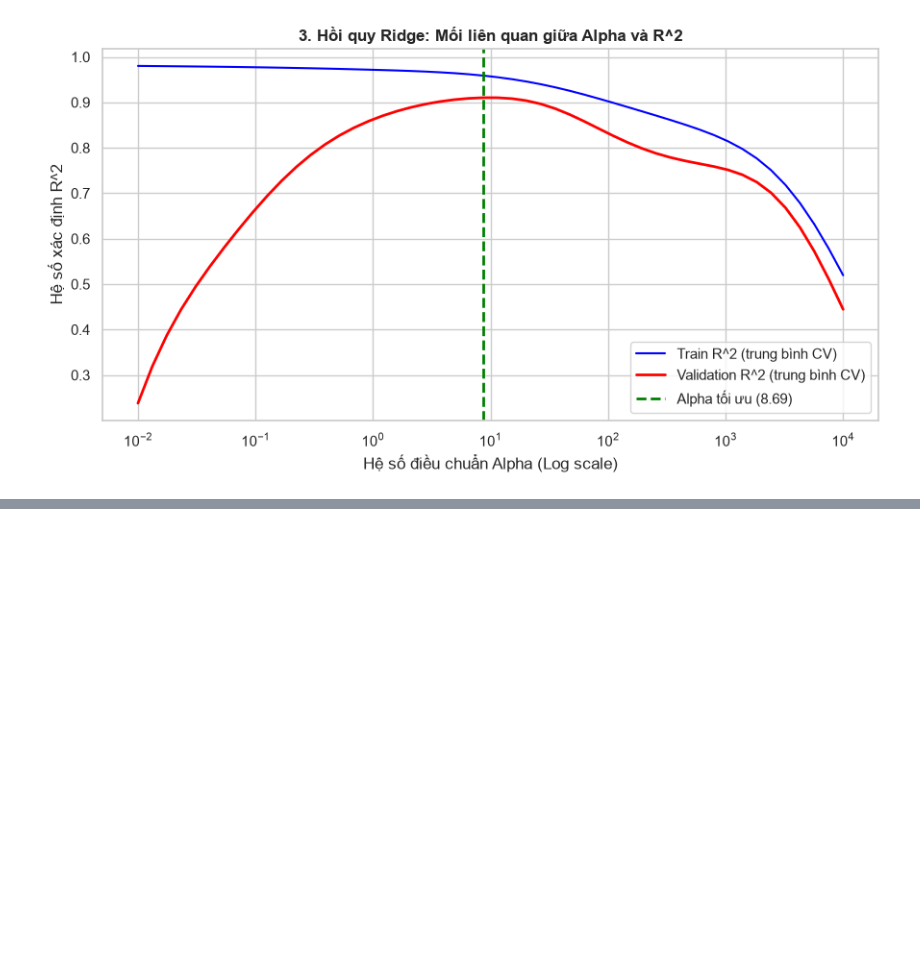
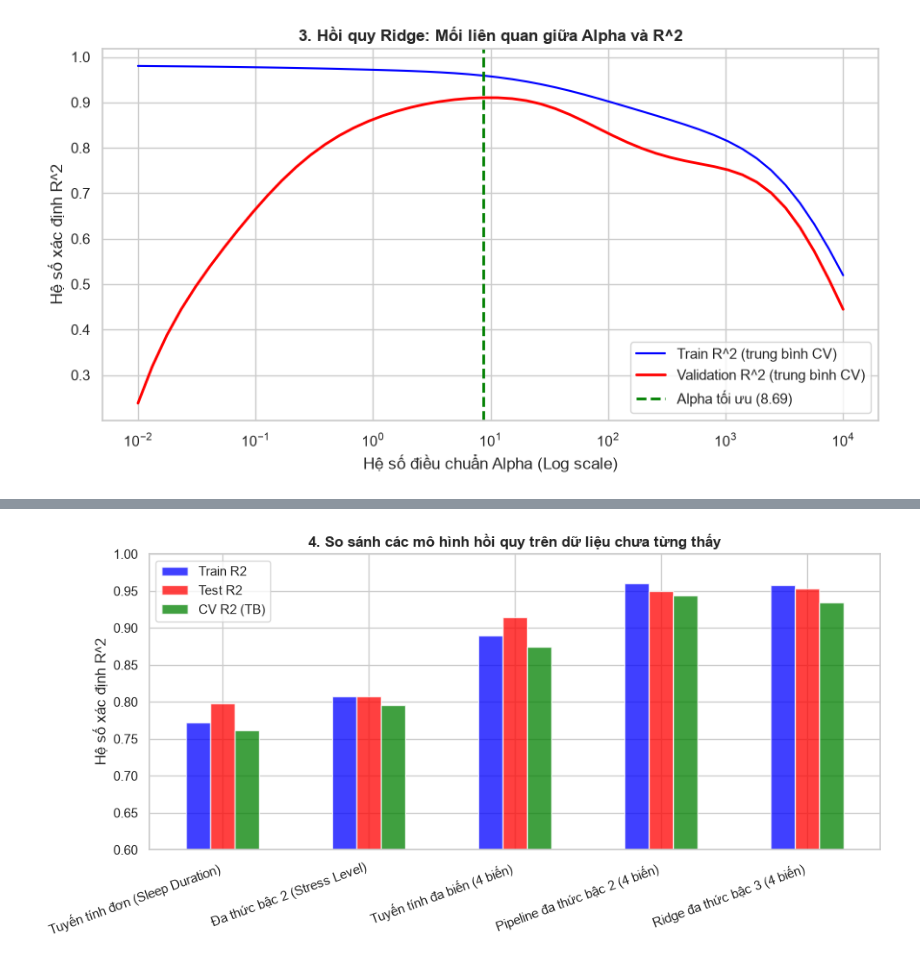
Before and after one commit to tienkhonggo1997-cpu/PhanTichTrucQuanDuLieu, a Jupyter notebook: Code_demo.ipynb, the cells around one changed output, grey strips where cells are left out. Cells and saved outputs as stored; diff of their text form; code cells hidden in the pictures; blank space fills up the shorter version.

Commit message:
Thêm so sánh 5 mô hình hồi quy, cập nhật báo cáo và README

```diff
--- a/Code_demo.ipynb
+++ b/Code_demo.ipynb
@@ -807,3 +807,81 @@ Alpha tối ưu: 8.6851 với Validation R2 đạt: 0.9103
 Train R2: 0.9583
 Test R2: 0.9530
 [figure]
+# %%
+import matplotlib.pyplot as plt
+import numpy as np
+import pandas as pd
+from sklearn.base import clone
+from sklearn.linear_model import LinearRegression, Ridge
+from sklearn.metrics import mean_squared_error
+from sklearn.model_selection import GroupKFold, GroupShuffleSplit, cross_val_score
+from sklearn.pipeline import Pipeline
+from sklearn.preprocessing import PolynomialFeatures, StandardScaler
+
+# 4. So sánh bốn mô hình của Chương 6 và mô hình Ridge trên cùng một cách chia theo hồ sơ
+FEATURES = ['Sleep Duration', 'Stress Level', 'Heart Rate', 'Physical Activity Level']
+
+
+def poly_pipe(degree, model):
+  return Pipeline([
+      ('scale', StandardScaler()),
+      ('polynomial', PolynomialFeatures(degree=degree, include_bias=False)),
+      ('model', model),
+  ])
+
+
+# Tên mô hình -> (các biến đầu vào, mô hình)
+models = {
+    'Tuyến tính đơn (Sleep Duration)': (['Sleep Duration'], LinearRegression()),
+    'Đa thức bậc 2 (Stress Level)': (['Stress Level'], poly_pipe(2, LinearRegression())),
+    'Tuyến tính đa biến (4 biến)': (FEATURES, LinearRegression()),
+    'Pipeline đa thức bậc 2 (4 biến)': (FEATURES, poly_pipe(2, LinearRegression())),
+    'Ridge đa thức bậc 3 (4 biến)': (FEATURES, poly_pipe(3, Ridge(alpha=best_alpha))),
+}
+
+# Một lần chia Train/Test + 5-Fold CV theo hồ sơ
+rows = []
+for name, (cols, est) in models.items():
+  m = clone(est).fit(x_train[cols], y_train)
+  cv = cross_val_score(
+      clone(est), X_data[cols], Y, cv=GroupKFold(n_splits=5), groups=groups
+  )
+  rows.append({
+      'Mô hình': name,
+      'Train R2': m.score(x_train[cols], y_train),
+      'Test R2': m.score(x_test[cols], y_test),
+      'Test MSE': mean_squared_error(y_test, m.predict(x_test[cols])),
+      'CV R2 (TB)': cv.mean(),
+      'CV R2 (thấp nhất)': cv.min(),
+  })
+compare_df = pd.DataFrame(rows).set_index('Mô hình')
+print(compare_df.round(4).to_string())
+
+# Độ ổn định: lặp lại 30 cách chia Train/Test khác nhau
+stability = {name: [] for name in models}
+repeat_split = GroupShuffleSplit(n_splits=30, test_size=0.3, random_state=1)
+for tr_idx, te_idx in repeat_split.split(X_data, Y, groups):
+  for name, (cols, est) in models.items():
+    m = clone(est).fit(X_data.iloc[tr_idx][cols], Y.iloc[tr_idx])
+    stability[name].append(m.score(X_data.iloc[te_idx][cols], Y.iloc[te_idx]))
+stability_df = pd.DataFrame(stability)
+print()
+print('Test R2 qua 30 lần chia:')
+print(stability_df.agg(['mean', 'min', 'max', 'std']).T.round(4).to_string())
+
+# Vẽ biểu đồ so sánh
+ax = compare_df[['Train R2', 'Test R2', 'CV R2 (TB)']].plot(
+    kind='bar', figsize=(10, 5), color=['blue', 'red', 'green'], alpha=0.75
+)
+ax.set_ylim(0.6, 1.0)
+ax.set_xlabel('')
+ax.set_ylabel('Hệ số xác định R^2')
+ax.set_title(
+    '4. So sánh các mô hình hồi quy trên dữ liệu chưa từng thấy',
+    fontsize=12,
+    fontweight='bold',
+)
+plt.xticks(rotation=20, ha='right')
+plt.tight_layout()
+plt.show()
+# %% [output]
@@ -809,0 +903 @@ Test R2: 0.9530
+[figure, added]
```
Also changed, not shown: parts of 1 cell of this notebook, 3 other files.
